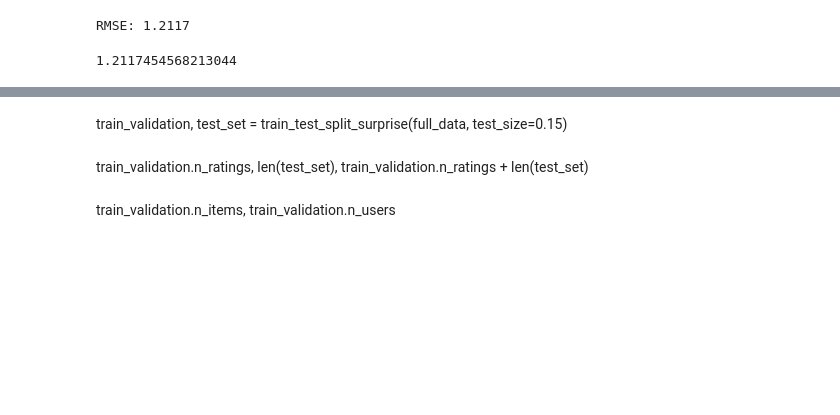
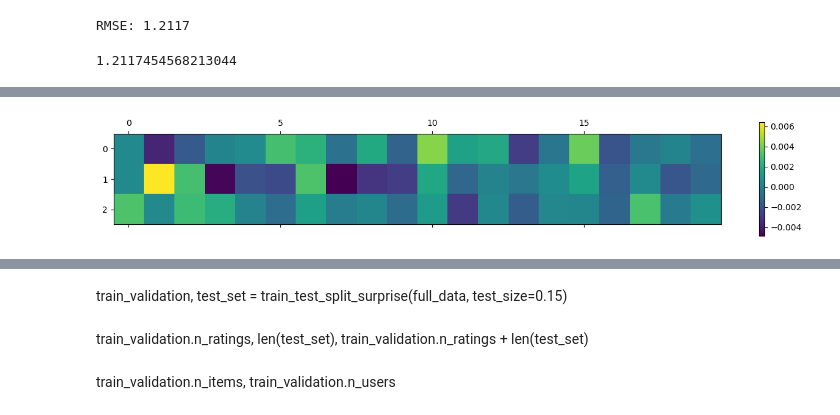
Before and after one commit to ML-7641-Fall-2022/RoboChef, a Jupyter notebook: notebooks/recommendation/a3.matrix_factorisation.ipynb, the cells around one changed output, grey strips where cells are left out. Cells and saved outputs as stored; diff of their text form; code cells hidden in the pictures; blank space fills up the shorter version.

```diff
--- a/notebooks/recommendation/a3.matrix_factorisation.ipynb
+++ b/notebooks/recommendation/a3.matrix_factorisation.ipynb
@@ -110,0 +206,5 @@ recipe_metadata =
+# %%
+def _my_corr(x):
+    df_corr = movie_mat_join_recipe_meta[[x,"minutes","n_ingredients","n_steps"]].corr()
+    df_corr = df_corr.drop(columns = [x]).iloc[:1]
+    return (df_corr)
@@ -110,0 +216,10 @@ recipe_metadata =
+# %%
+corr_result = pd.DataFrame()
+for latent_i in latent_cols:
+    corr_result = pd.concat([corr_result,_my_corr(latent_i)],axis=0)
+# %%
+plt.matshow(corr_result.T)
+cb = plt.colorbar()
+plt.show()
+# %% [output]
+[figure, added]
```
Also changed, not shown: parts of 18 cells of this notebook, 1 other file.
